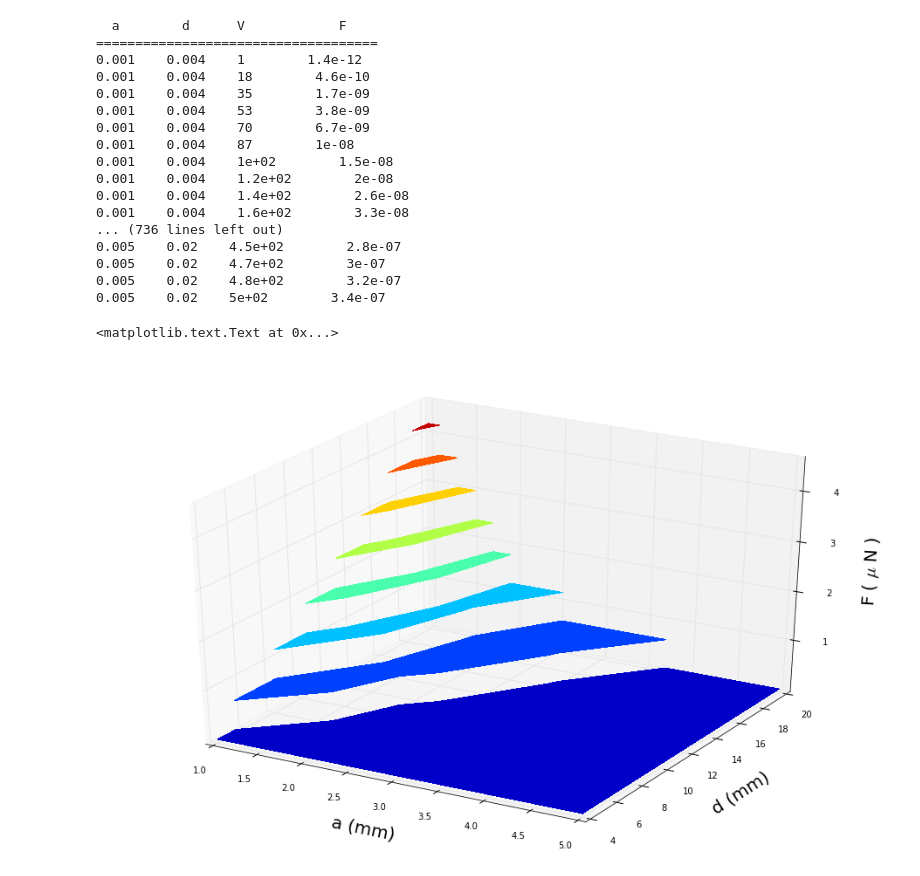
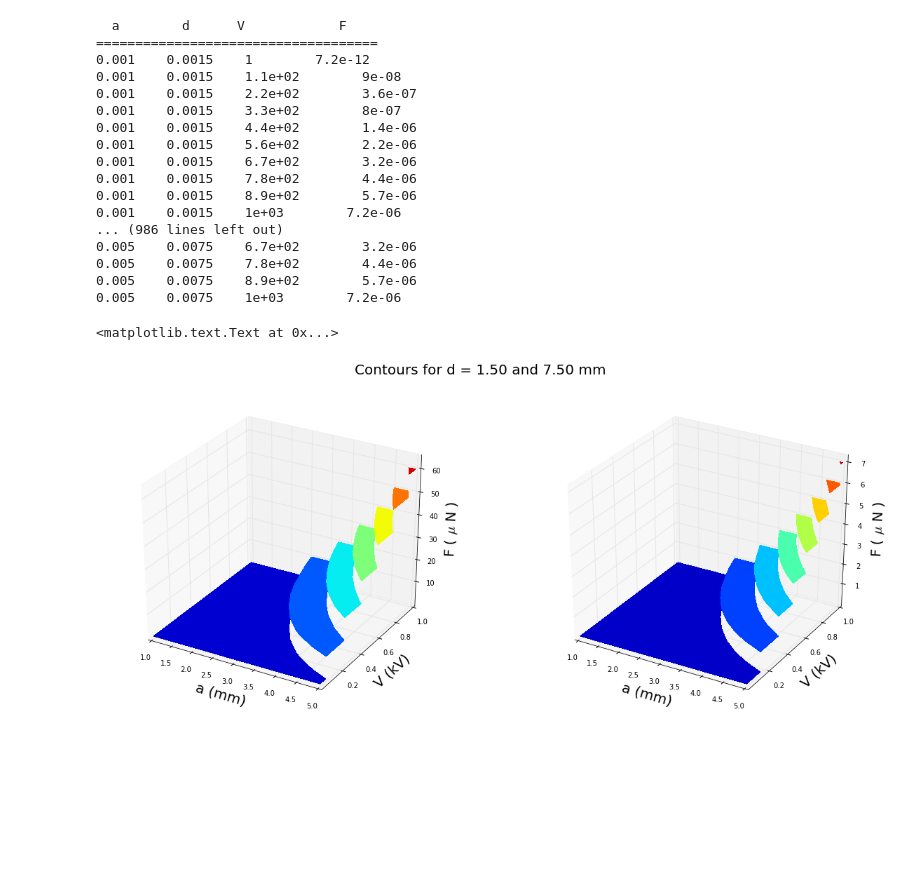
Before and after one commit to cparvini/Research, a Jupyter notebook: ThrustStandCalibration.ipynb, the cells around one changed output. Drawn from its saved outputs; the diff is of its cells as text; code cells hidden in the pictures; blank space fills up the shorter version.

```diff
--- a/ThrustStandCalibration.ipynb
+++ b/ThrustStandCalibration.ipynb
@@ -5,9 +5,9 @@ from mpl_toolkits.mplot3d import Axes3D
 %matplotlib inline
 # %%
 # Initialize variables
-a = numpy.linspace(1E-3,5E-3,5)
-d = 4 * a
-V = numpy.linspace(1,500,30)
+a = numpy.linspace(1E-3,5E-3,10)
+d = 1.5 * a
+V = numpy.linspace(1,1000,10)
 N = 12
 k = 9E9 # Vm/C
 q = numpy.zeros((N,1))
@@ -15,7 +15,7 @@ z = numpy.zeros((N,1))
 zp = numpy.zeros_like(z)
 zeta = numpy.zeros_like(z)
 zetap = numpy.zeros_like(z)
-F = numpy.empty((len(a), len(d)))
+F = numpy.empty((len(a), len(d), len(V)))
 # %%
 # Calculate
 
@@ -43,38 +43,49 @@ for ai in a:
                 zp[i] = 1 + ai**2 * zp[i-1] / (z[0] + z[i-1])**2
                 zetap[i] = (ai / (z[0] + z[i-1])) * (-zeta[i-1] * (1 + zp[i-1])/(z[0] + z[i-1]) + zetap[i-1])
 
-            F[aic, dic] = (-ai * Vi**2 / (2 * k)) * numpy.sum(zetap)
-            print('%.2g    %.2g    %.2g        %.2g' % (ai, di, Vi, F[aic, dic]))
+            F[aic, dic, Vic] = (-ai * Vi**2 / (2 * k)) * numpy.sum(zetap)
+            print('%.2g    %.2g    %.2g        %.2g' % (ai, di, Vi, F[aic, dic, Vic]))
+            Vic += 1
 
+        Vic = 0
         dic += 1
-
     dic = 0
     aic += 1
 # %% [output]
   a        d      V            F
 ====================================
-0.001    0.004    1        1.4e-12
-0.001    0.004    18        4.6e-10
-0.001    0.004    35        1.7e-09
-0.001    0.004    53        3.8e-09
-0.001    0.004    70        6.7e-09
-0.001    0.004    87        1e-08
-0.001    0.004    1e+02        1.5e-08
-0.001    0.004    1.2e+02        2e-08
-0.001    0.004    1.4e+02        2.6e-08
-0.001    0.004    1.6e+02        3.3e-08
-... (736 lines left out)
-0.005    0.02    4.5e+02        2.8e-07
-0.005    0.02    4.7e+02        3e-07
-0.005    0.02    4.8e+02        3.2e-07
-0.005    0.02    5e+02        3.4e-07
+0.001    0.0015    1        7.2e-12
+0.001    0.0015    1.1e+02        9e-08
+0.001    0.0015    2.2e+02        3.6e-07
+0.001    0.0015    3.3e+02        8e-07
+0.001    0.0015    4.4e+02        1.4e-06
+0.001    0.0015    5.6e+02        2.2e-06
+0.001    0.0015    6.7e+02        3.2e-06
+0.001    0.0015    7.8e+02        4.4e-06
+0.001    0.0015    8.9e+02        5.7e-06
+0.001    0.0015    1e+03        7.2e-06
+... (986 lines left out)
+0.005    0.0075    6.7e+02        3.2e-06
+0.005    0.0075    7.8e+02        4.4e-06
+0.005    0.0075    8.9e+02        5.7e-06
+0.005    0.0075    1e+03        7.2e-06
-# %%
-fig = pyplot.figure(figsize=(16, 10))
-ax = fig.add_subplot(111, projection='3d')
-Axes3D.contourf(ax, a*1000, d*1000, F*1E6)
-ax.set_xlabel('a (mm)', fontsize=20)
-ax.set_ylabel('d (mm)', fontsize=20)
-ax.set_zlabel('F ( $\mu$ N )', fontsize=20)
-# %% [output]
-<matplotlib.text.Text at 0x...>
-[figure, removed]
+# %%
+ref = 9
+
+fig = pyplot.figure(figsize=(20, 8))
+fig.suptitle('Contours for d = %.2f and %.2f mm' %(d[0]*1000, d[ref]*1000), fontsize=20)
+ax1 = fig.add_subplot(121, projection='3d')
+ax2 = fig.add_subplot(122, projection='3d')
+
+ax1.contourf(a*1000, V/1000, F[:,0,:]*1E6)
+ax1.set_xlabel('a (mm)', fontsize=20)
+ax1.set_ylabel('V (kV)', fontsize=20)
+ax1.set_zlabel('F ( $\mu$ N )', fontsize=20)
+
+ax2.contourf(a*1000, V/1000, F[:,ref,:]*1E6)
+ax2.set_xlabel('a (mm)', fontsize=20)
+ax2.set_ylabel('V (kV)', fontsize=20)
+ax2.set_zlabel('F ( $\mu$ N )', fontsize=20)
+# %% [output]
+<matplotlib.text.Text at 0x...>
+[figure, added]
```
